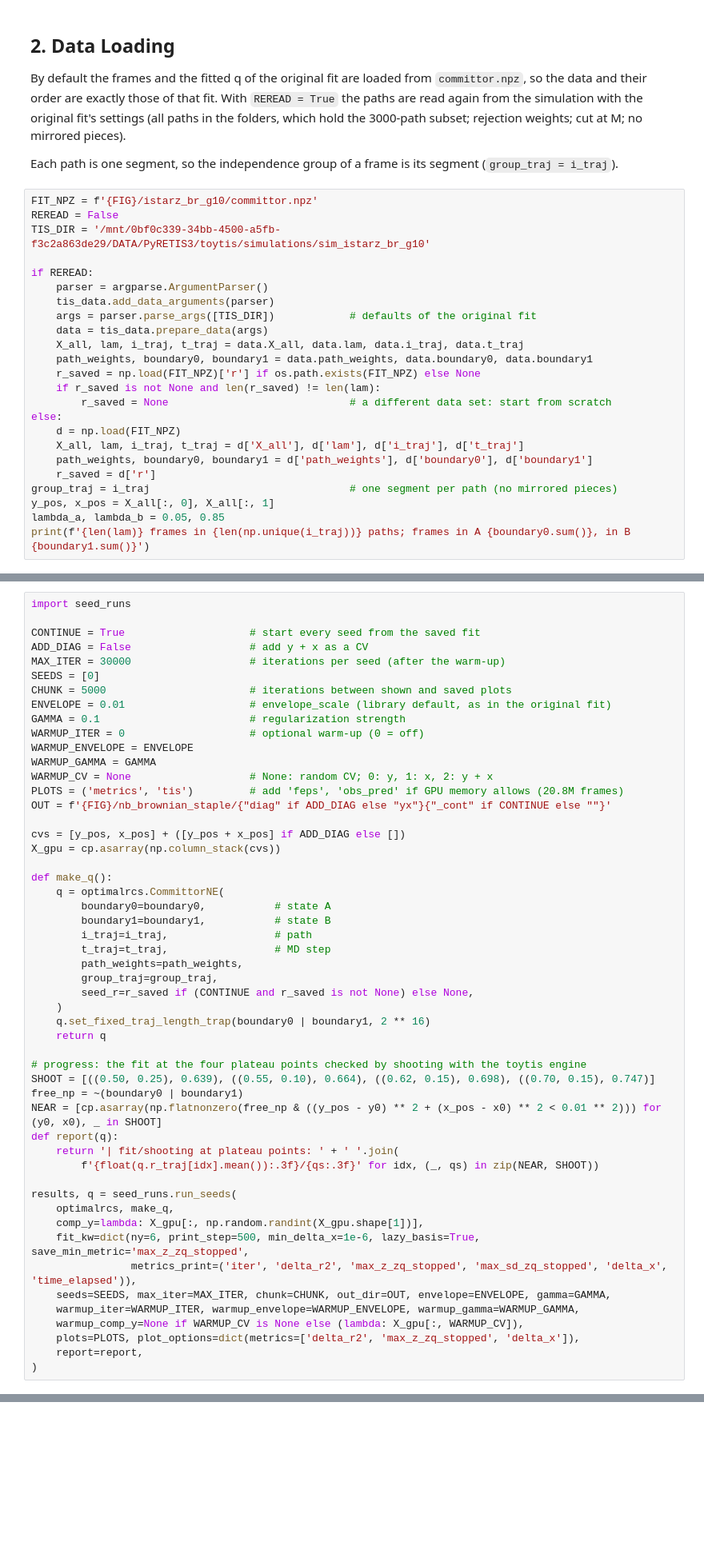
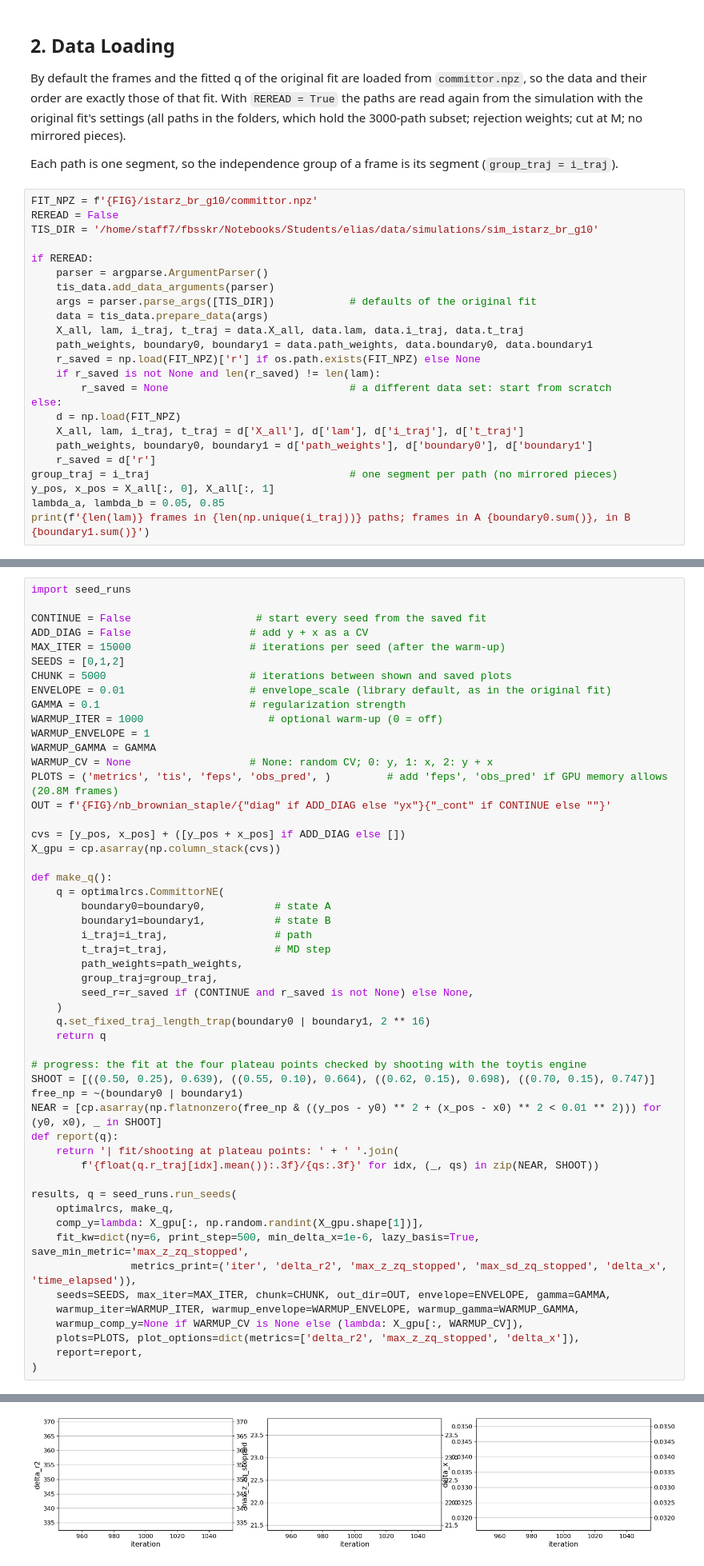
Before and after one commit to Eli4sW1ls/optimalrcs, a Jupyter notebook: examples/base_documented_2d_brownian_staple.ipynb, the cells around one changed output, grey strips where cells are left out. Shown at 80% size. Drawn from its saved outputs; the diff is of its cells as text; blank space fills up the shorter version.

Commit message:
Zpot seeds first try

```diff
--- a/examples/base_documented_2d_brownian_staple.ipynb
+++ b/examples/base_documented_2d_brownian_staple.ipynb
@@ -44,7 +44,7 @@ Each path is one segment, so the independence group of a frame is its segment (`
 # %%
 FIT_NPZ = f'{FIG}/istarz_br_g10/committor.npz'
 REREAD = False
-TIS_DIR = '/mnt/0bf0c339-34bb-4500-a5fb-f3c2a863de29/DATA/PyRETIS3/toytis/simulations/sim_istarz_br_g10'
+TIS_DIR = '/home/staff7/fbsskr/Notebooks/Students/elias/data/simulations/sim_istarz_br_g10'
 
 if REREAD:
     parser = argparse.ArgumentParser()
@@ -89,18 +91,18 @@ Paths stop at their first A/B frame; `set_fixed_traj_length_trap` treats those e
 # %%
 import seed_runs
 
-CONTINUE = True                    # start every seed from the saved fit
+CONTINUE = False                    # start every seed from the saved fit
 ADD_DIAG = False                   # add y + x as a CV
-MAX_ITER = 30000                   # iterations per seed (after the warm-up)
-SEEDS = [0]
+MAX_ITER = 15000                   # iterations per seed (after the warm-up)
+SEEDS = [0,1,2]
 CHUNK = 5000                       # iterations between shown and saved plots
 ENVELOPE = 0.01                    # envelope_scale (library default, as in the original fit)
 GAMMA = 0.1                        # regularization strength
-WARMUP_ITER = 0                    # optional warm-up (0 = off)
-WARMUP_ENVELOPE = ENVELOPE
+WARMUP_ITER = 1000                    # optional warm-up (0 = off)
+WARMUP_ENVELOPE = 1
 WARMUP_GAMMA = GAMMA
 WARMUP_CV = None                   # None: random CV; 0: y, 1: x, 2: y + x
-PLOTS = ('metrics', 'tis')         # add 'feps', 'obs_pred' if GPU memory allows (20.8M frames)
+PLOTS = ('metrics', 'tis', 'feps', 'obs_pred', )         # add 'feps', 'obs_pred' if GPU memory allows (20.8M frames)
 OUT = f'{FIG}/nb_brownian_staple/{"diag" if ADD_DIAG else "yx"}{"_cont" if CONTINUE else ""}'
 
 cvs = [y_pos, x_pos] + ([y_pos + x_pos] if ADD_DIAG else [])
@@ -138,3 +140,4 @@ results, q = seed_runs.run_seeds(
     plots=PLOTS, plot_options=dict(metrics=['delta_r2', 'max_z_zq_stopped', 'delta_x']),
     report=report,
 )
+# %% [output]
@@ -140,0 +147 @@ results, q = seed_runs.run_seeds(
+[figure, added]
```
Also changed, not shown: parts of 3 cells of this notebook, 12 other files.
